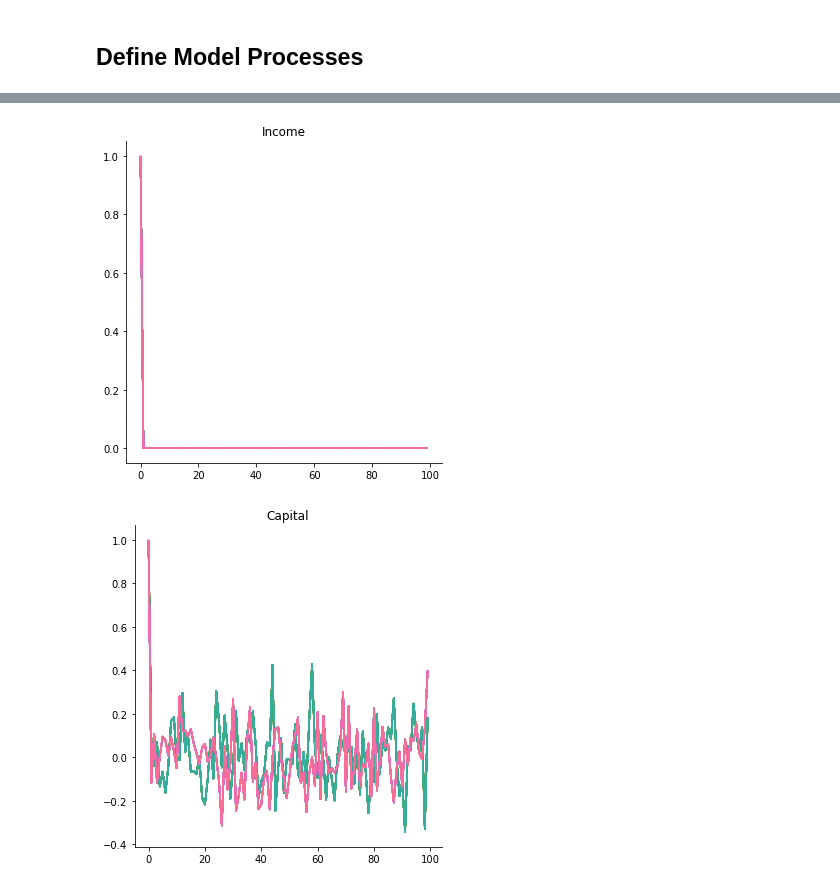
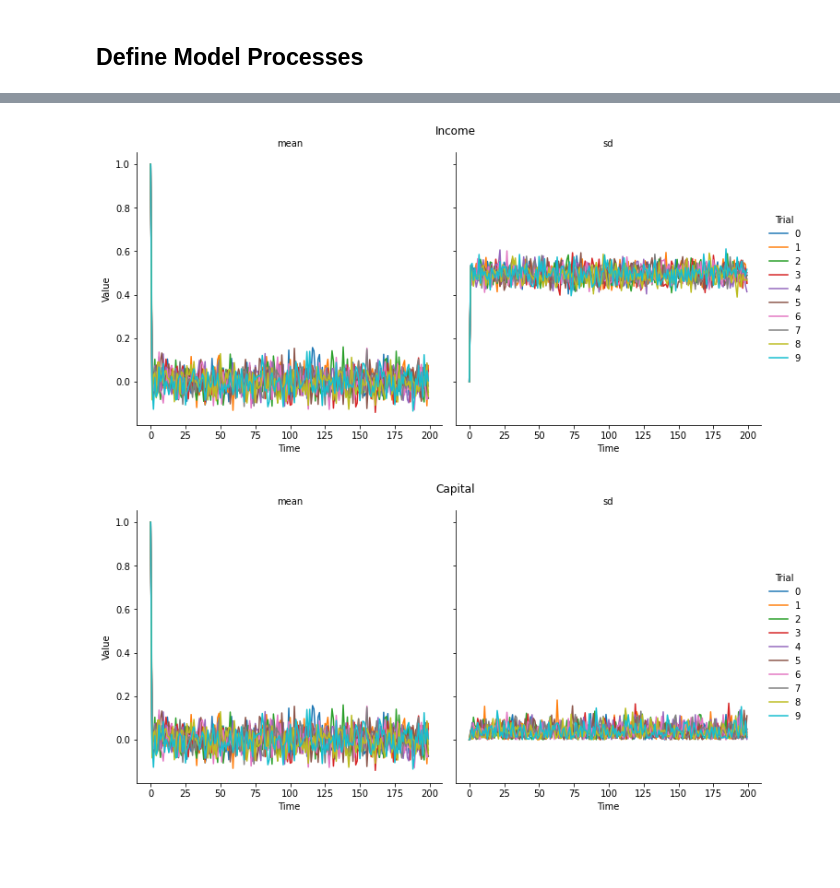
Before and after one commit to eric-mc2/MobilitySim, a Jupyter notebook: Inter-Generational Mobility.ipynb, the cells around one changed output, grey strips where cells are left out. Saved outputs shown, nothing was run; the diff lists cells and outputs as text; code cells hidden in the pictures; blank space fills up the shorter version.

```diff
--- a/Inter-Generational Mobility.ipynb
+++ b/Inter-Generational Mobility.ipynb
@@ -62,6 +74,6 @@ from sim import Sim
 # %%
 sim = Sim()
-%time res = sim.run()
-res.plot_income()
-res.plot_human_capital()
+%time res = sim.run(10)
+res.income.plot()
+res.human_capital.plot()
 # %% [output]
@@ -70,2 +82,2 @@ Wall time: 7.89 ms
-[figure, old version]
+[figure, new version]
-[figure, old version]
+[figure, new version]
```
Also changed, not shown: parts of 3 cells of this notebook, 1 other file.
